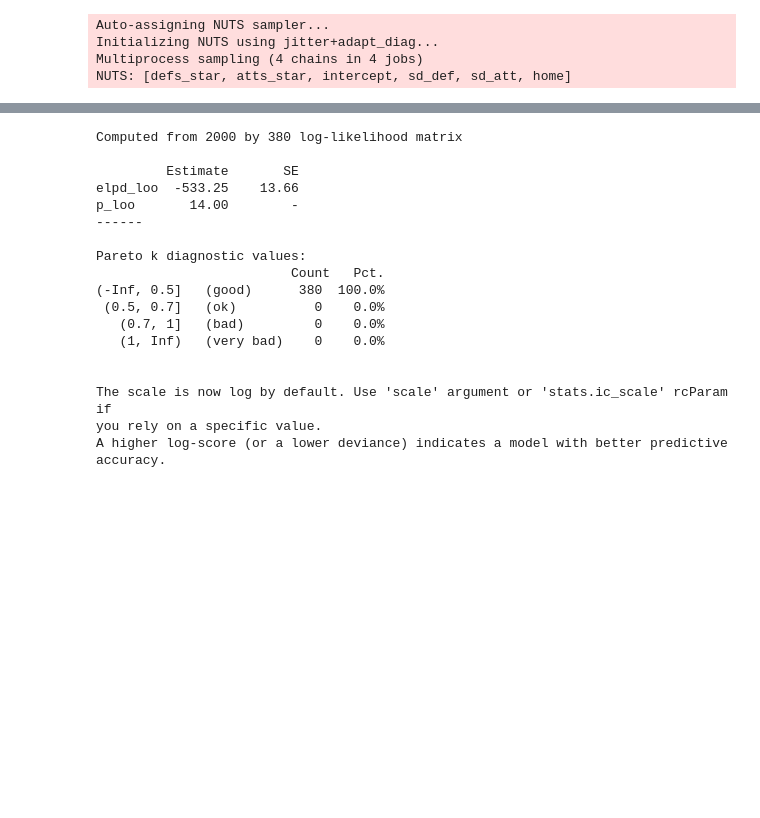
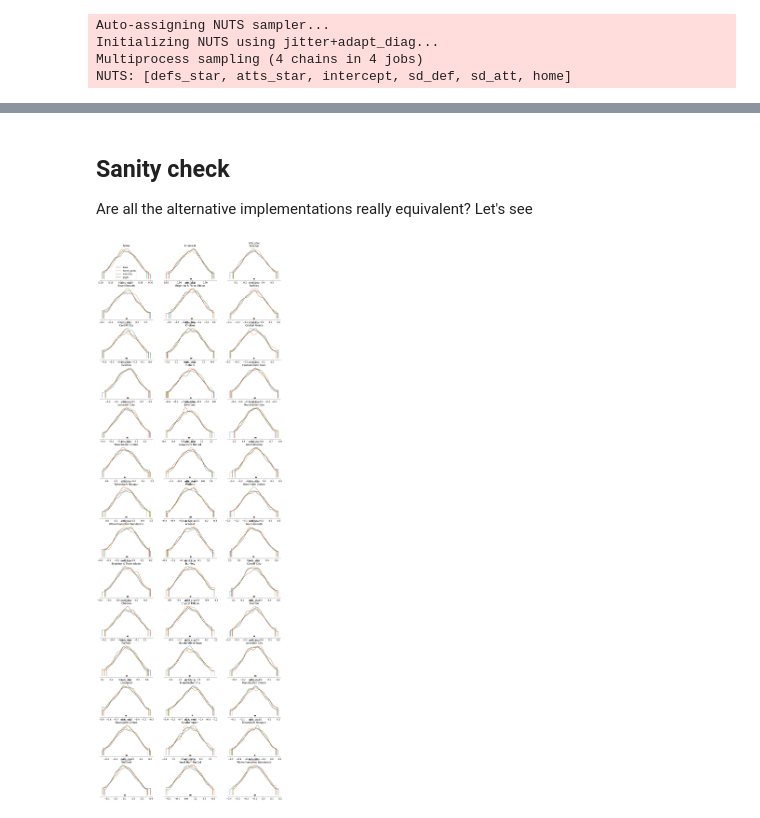
Before and after one commit to arviz-devs/Exploratory-Analysis-of-Bayesian-Models, a Jupyter notebook: content/Section_04/Multiple_observations.ipynb, the cells around one changed output, grey strips where cells are left out. Drawn from its saved outputs; the diff is of its cells as text; code cells hidden in the pictures; blank space fills up the shorter version.

```diff
--- a/content/Section_04/Multiple_observations.ipynb
+++ b/content/Section_04/Multiple_observations.ipynb
@@ -54,5 +113,5 @@ df
 # %%
-with pm.Model() as m_general:
+with pm.Model() as m_base:
     # constant data
     home_team = pm.intX(pm.Data("home_team", home_team_idxs))
     away_team = pm.intX(pm.Data("away_team", away_team_idxs))
@@ -77,0 +241,5 @@ with pm.Model() as m_general:
+# %%
+dims.pop("away_goals")
+with m_home:
+    trace = pm.sample(random_seed=1374) # use different seed, same one gives exactly the same result
+    idata_home = az.from_pymc3(trace, coords=coords, dims=dims)
@@ -78,5 +329,6 @@ with pm.Model() as m_general:
 # %%
 dims = {
+    "matches": ["match"],
     "home_goals": ["match"],
     "away_goals": ["match"],
     "home_team": ["match"],
@@ -86,10 +338,10 @@ dims = {
     "defs": ["team"],
     "defs_star": ["team"],
 }
-coords = {"team": team_names}
-with m_general:
-    trace = pm.sample(random_seed=1375)
-    idata_general = az.from_pymc3(trace, coords=coords, dims=dims)
+coords = {"team": pd.factorize(df.home_team, sort=True)[1]}
+with m_match:
+    trace = pm.sample(random_seed=1375, tune=1500)
+    idata_match = az.from_pymc3(trace, coords=coords, dims=dims)
 # %% [output]
 Auto-assigning NUTS sampler...
 Initializing NUTS using jitter+adapt_diag...
@@ -141,0 +440,15 @@ accuracy.
+# %%
+dims = {
+    "is_visitor": ["idx"],
+    "goals": ["idx"],
+    "home_team": ["idx"],
+    "away_team": ["idx"],
+    "atts": ["team"],
+    "atts_star": ["team"],
+    "defs": ["team"],
+    "defs_star": ["team"],
+}
+coords = {"team": pd.factorize(df_goals.home_team, sort=True)[1]}
+with m_goals:
+    trace = pm.sample(random_seed=1375, tune=1500)
+    idata_goals = az.from_pymc3(trace, coords=coords, dims=dims)
@@ -211,22 +505,13 @@ accuracy.
-# %%
-az.loo(idata_general, var_name="away_goals")
-# %% [output]
-Computed from 2000 by 380 log-likelihood matrix
-
-         Estimate       SE
-elpd_loo  -533.25    13.66
-p_loo       14.00        -
-------
-
-Pareto k diagnostic values:
-                         Count   Pct.
-(-Inf, 0.5]   (good)      380  100.0%
- (0.5, 0.7]   (ok)          0    0.0%
-   (0.7, 1]   (bad)         0    0.0%
-   (1, Inf)   (very bad)    0    0.0%
-
-
-The scale is now log by default. Use 'scale' argument or 'stats.ic_scale' rcParam if
-you rely on a specific value.
-A higher log-score (or a lower deviance) indicates a model with better predictive
-accuracy.
+# %% [markdown]
+## Sanity check
+Are all the alternative implementations really equivalent? Let's see
+# %%
+with az.rc_context({"plot.max_subplots": 50}):
+    az.plot_density(
+        (idata_base, idata_home, idata_match, idata_goals),
+        data_labels=("base", "home_goals", "matches", "goals"),
+        var_names=["home", "intercept", "atts_star", "defs_star"]
+
+    );
+# %% [output]
+[figure, added]
```
Also changed, not shown: parts of 39 cells of this notebook.
